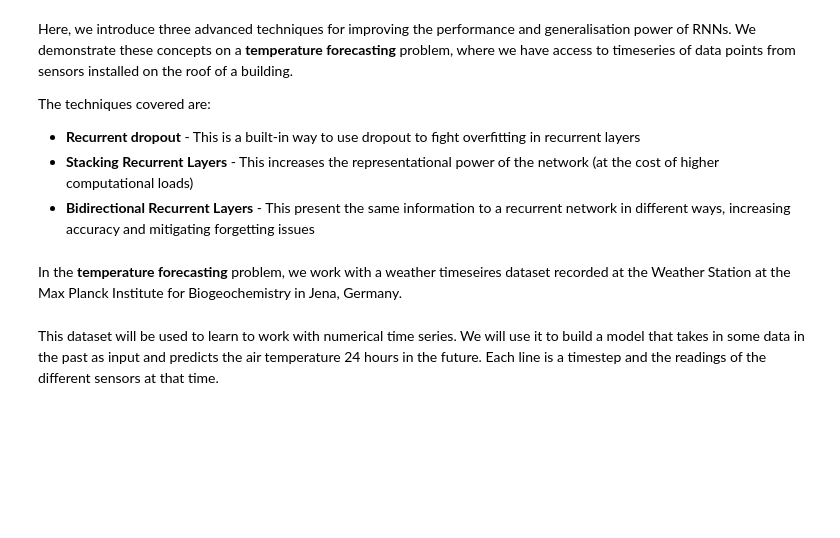
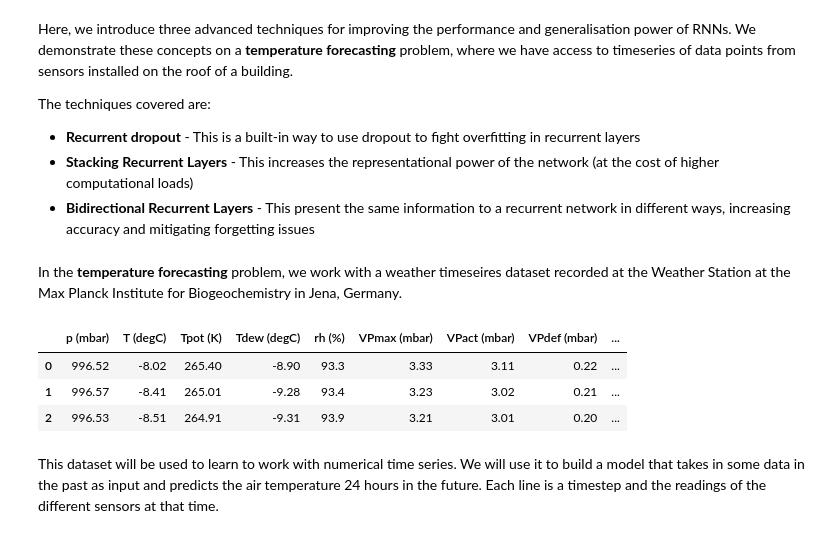
Before and after one commit to bryanblackbee/topic__deep-learning-python, a Jupyter notebook: chap06/textbook-chap-6-3.ipynb, the cells around one changed output. Cells and saved outputs as stored; diff of their text form; code cells hidden in the pictures; blank space fills up the shorter version.

```diff
--- a/chap06/textbook-chap-6-3.ipynb
+++ b/chap06/textbook-chap-6-3.ipynb
@@ -29,9 +29,14 @@ df = df.iloc[:,1:]
 df_values = df.values
 # %%
 # For testing
-# display(df.head(3))
+display(df.head(3))
 # print(df.shape)
 # print(df.columns)
+# %% [output]
+|  | p (mbar) | T (degC) | Tpot (K) | Tdew (degC) | rh (%) | VPmax (mbar) | VPact (mbar) | VPdef (mbar) | ... |
+| 0 | 996.52 | -8.02 | 265.40 | -8.90 | 93.3 | 3.33 | 3.11 | 0.22 | ... |
+| 1 | 996.57 | -8.41 | 265.01 | -9.28 | 93.4 | 3.23 | 3.02 | 0.21 | ... |
+| 2 | 996.53 | -8.51 | 264.91 | -9.31 | 93.9 | 3.21 | 3.01 | 0.20 | ... |
 # %% [markdown]
 This dataset will be used to learn to work with numerical time series. We will use it to build a model that takes in some data in the past as input and predicts the air temperature 24 hours in the future. Each line is a timestep and the readings of the different sensors at that time.
 # %%
```
Also changed, not shown: parts of 9 cells of this notebook, 7 other files.
